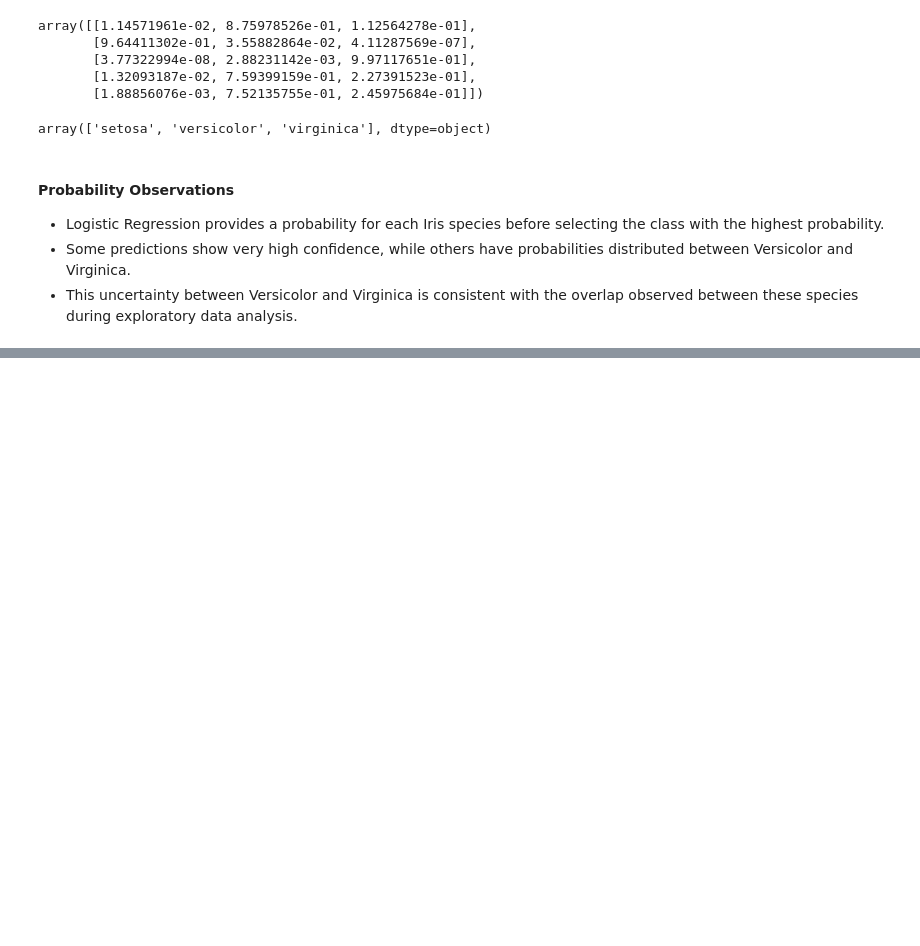
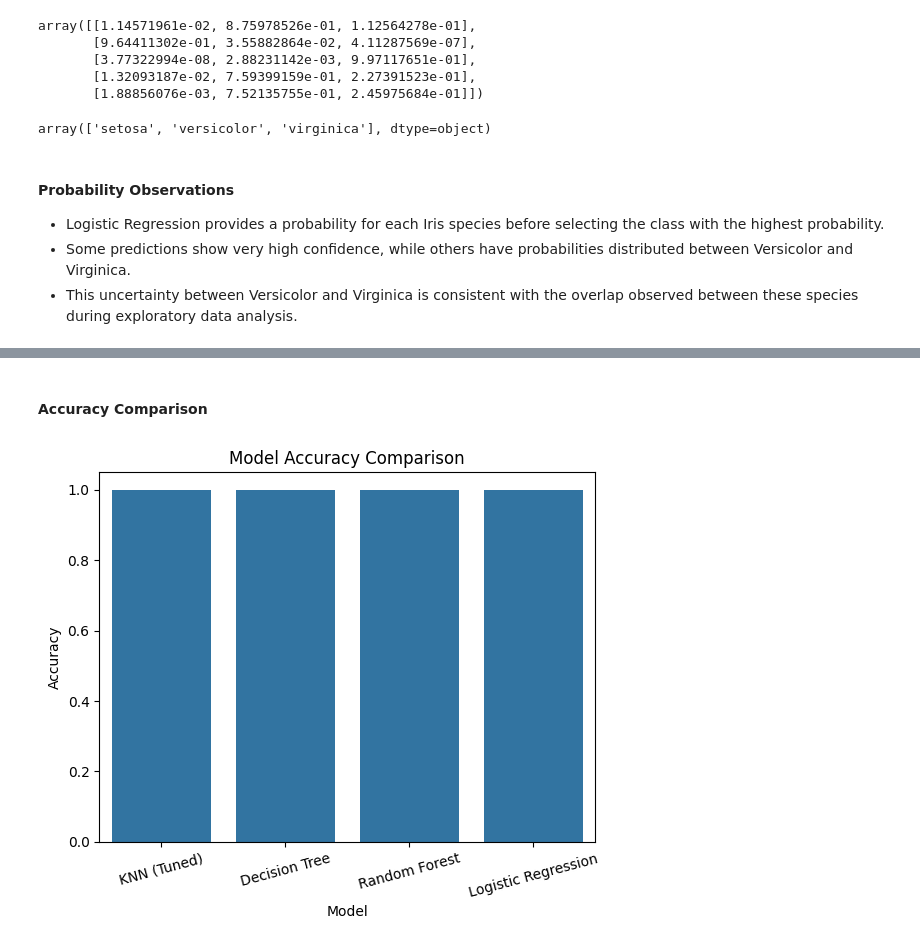
Before and after one commit to kartikeysharma2645/OIBSIP, a Jupyter notebook: DataScience-Task1-IrisFlowerClassification/IrisFlowerClassification.ipynb, the cells around one changed output, grey strips where cells are left out. Cells and saved outputs as stored; diff of their text form; code cells hidden in the pictures; blank space fills up the shorter version.

Commit message:
Complete Iris classification model development and comparison

```diff
--- a/DataScience-Task1-IrisFlowerClassification/IrisFlowerClassification.ipynb
+++ b/DataScience-Task1-IrisFlowerClassification/IrisFlowerClassification.ipynb
@@ -600,0 +605,15 @@ array(['setosa', 'versicolor', 'virginica'], dtype=object)
+# %%
+model_results = pd.DataFrame({
+    "Model": [
+        "KNN (Tuned)",
+        "Decision Tree",
+        "Random Forest",
+        "Logistic Regression"
+    ],
+    "Accuracy": [
+        tuned_accuracy,
+        dt_accuracy,
+        rf_accuracy,
+        lr_accuracy
+    ]
+})
@@ -600,0 +628,18 @@ array(['setosa', 'versicolor', 'virginica'], dtype=object)
+# %% [markdown]
+#### Accuracy Comparison
+# %%
+sns.barplot(
+    data=model_results,
+    x="Model",
+    y="Accuracy"
+)
+
+plt.ylim(0, 1.05)
+plt.title("Model Accuracy Comparison")
+plt.ylabel("Accuracy")
+plt.xlabel("Model")
+plt.xticks(rotation=15)
+
+plt.show()
+# %% [output]
+[figure, added]
```
Also changed, not shown: parts of 7 cells of this notebook.
